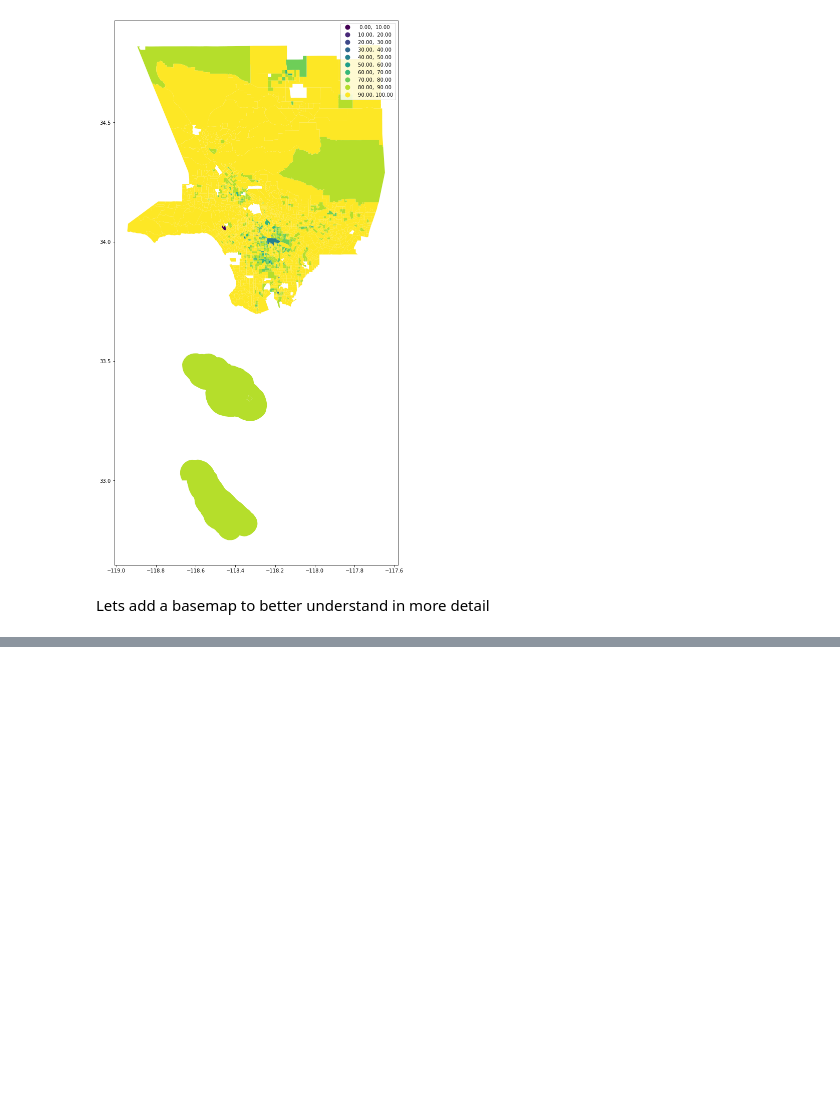
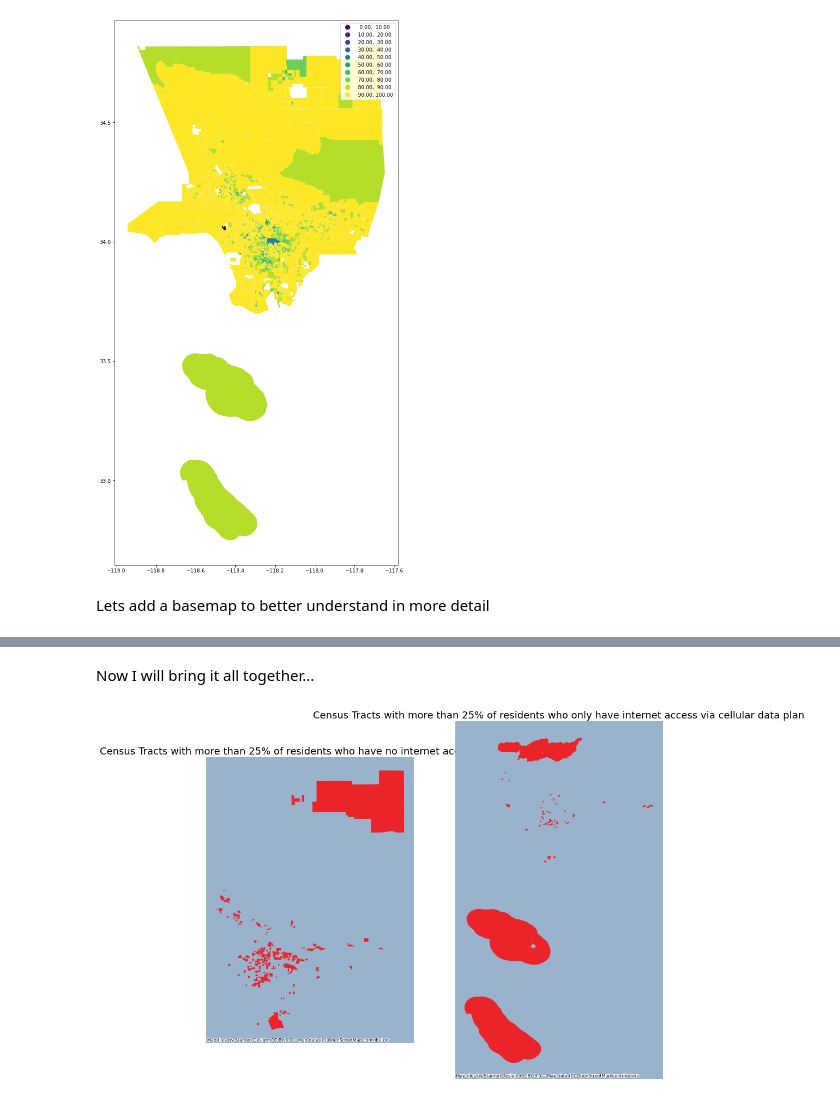
Before and after one commit to cristemc/up206a-michael, a Jupyter notebook: Week_03/census_exploration.ipynb, the cells around one changed output, grey strips where cells are left out. Saved outputs shown, nothing was run; the diff lists cells and outputs as text; code cells hidden in the pictures; blank space fills up the shorter version.

```diff
--- a/Week_03/census_exploration.ipynb
+++ b/Week_03/census_exploration.ipynb
@@ -559,0 +595,17 @@ Text(0.5, 1.0, 'Percent of residents with an income over $75,000 with a Broadban
+# %% [markdown]
+Now I will bring it all together...
+# %%
+hh_web_mercator = hh_adoption.to_crs(epsg=3857)
+fig, axs = plt.subplots(1,2, figsize=(15, 15,))
+ax1, ax2 = axs
+hh_adoption[hh_adoption['Percent No Internet access'] > 25].plot(ax=ax1, alpha=0.8, color='red')
+ax1.axis('off')
+ax1.set_title('Census Tracts with more than 25% of residents who have no internet access at home', fontsize=18)
+ctx.add_basemap(ax1)
+
+hh_adoption[hh_adoption['Percent Cellular data plan with no other type of Internet subscription'] > 25].plot(ax=ax2, alpha=0.8, color='red')
+ax2.axis('off')
+ax2.set_title('Census Tracts with more than 25% of residents who only have internet access via cellular data plan', fontsize=18)
+ctx.add_basemap(ax2)
+# %% [output]
+[figure, added]
```
Also changed, not shown: parts of 6 cells of this notebook.
